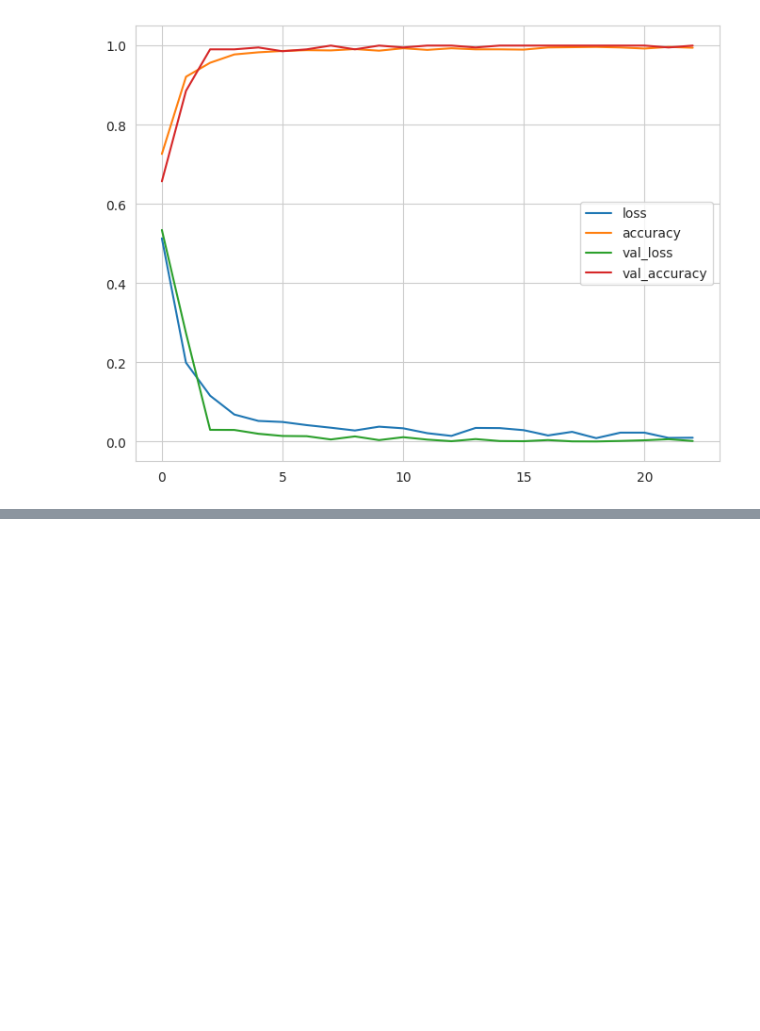
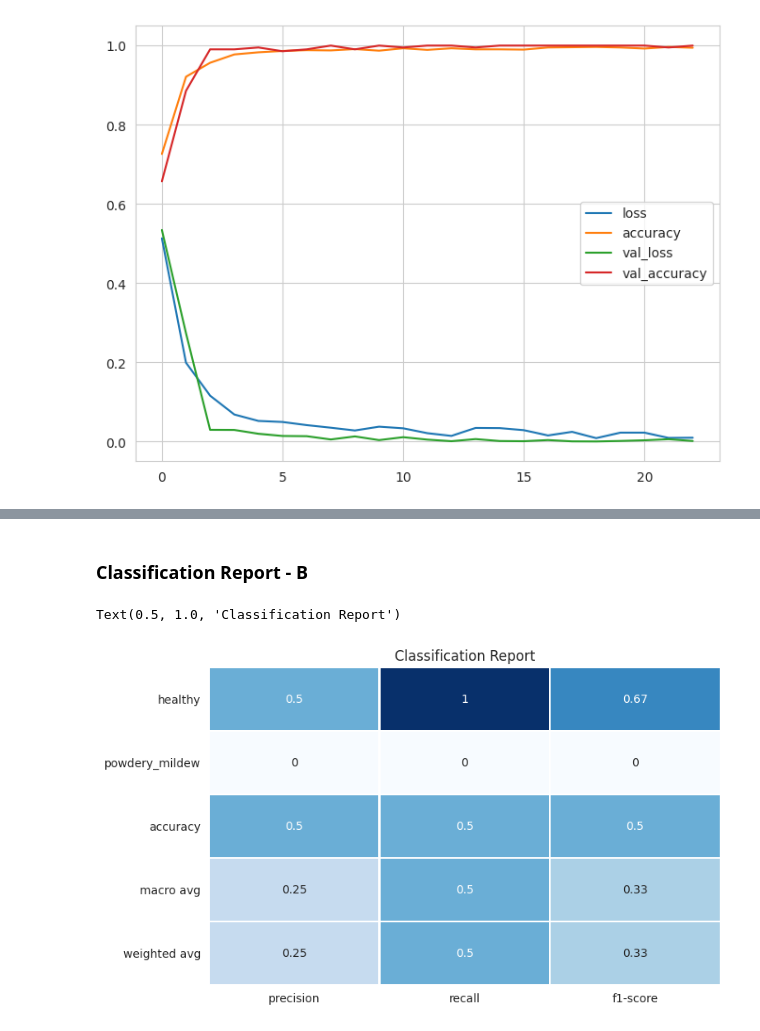
Before and after one commit to Sammy92dec/mildew-detection-in-cherry-leaves, a Jupyter notebook: jupyter_notebooks/Modelling and Evaluating.ipynb, the cells around one changed output, grey strips where cells are left out. Drawn from its saved outputs; the diff is of its cells as text; code cells hidden in the pictures; blank space fills up the shorter version.

```diff
--- a/jupyter_notebooks/Modelling and Evaluating.ipynb
+++ b/jupyter_notebooks/Modelling and Evaluating.ipynb
@@ -433,0 +537,11 @@ plt.show()
+# %% [markdown]
+### Classification Report - B
+# %%
+import matplotlib as mpl
+clf_report = classification_report(y_true, y_pred, target_names=labels, output_dict=True)
+fig, ax = plt.subplots(figsize=(8,5))
+sns.heatmap(pd.DataFrame(clf_report).iloc[:-1, :].T, annot=True, cmap="Blues", cbar=False, linewidths=1)
+plt.title('Classification Report')
+# %% [output]
+Text(0.5, 1.0, 'Classification Report')
+[figure, added]
```
Also changed, not shown: parts of 32 cells of this notebook, 5 other files.
